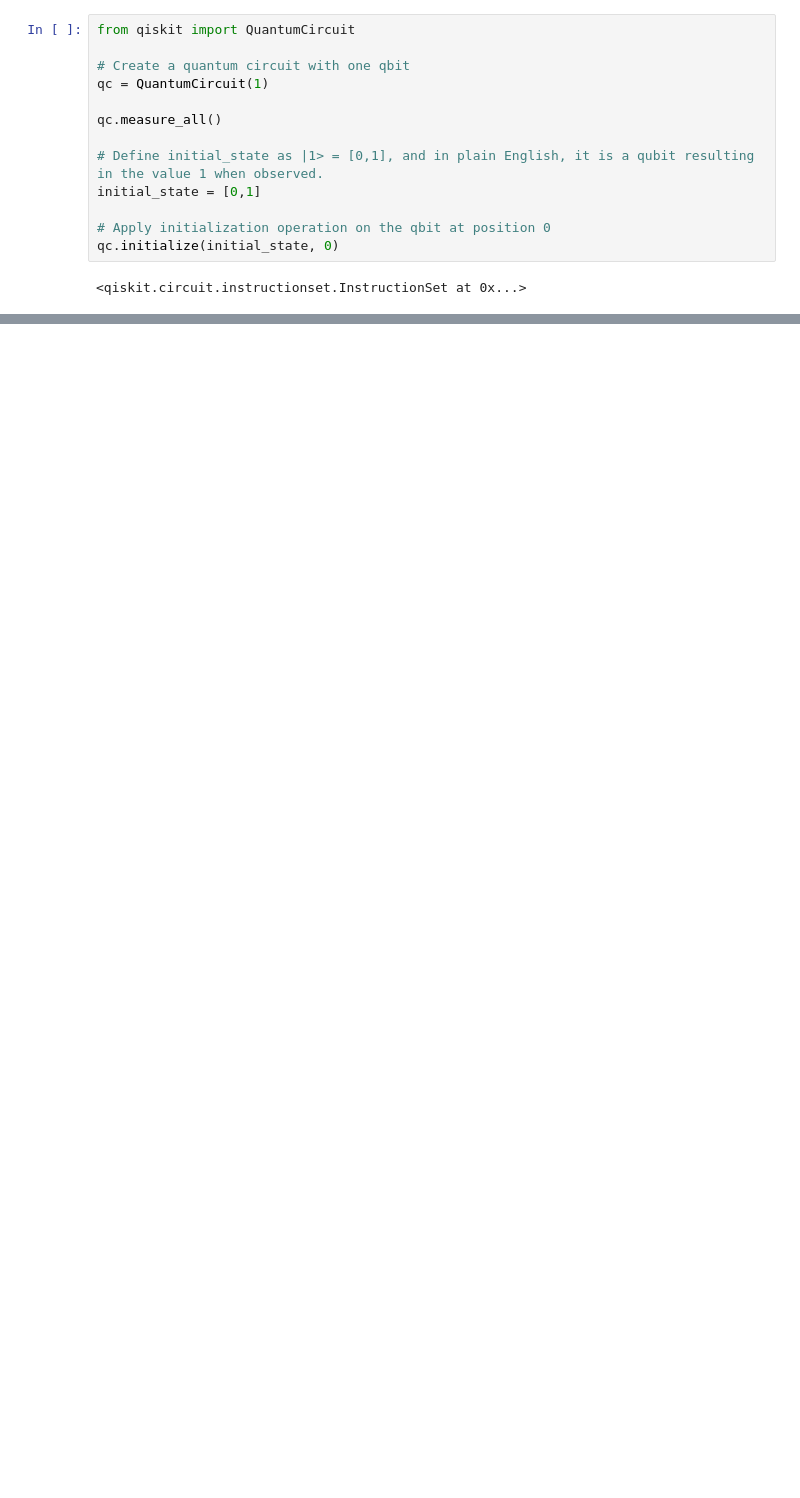
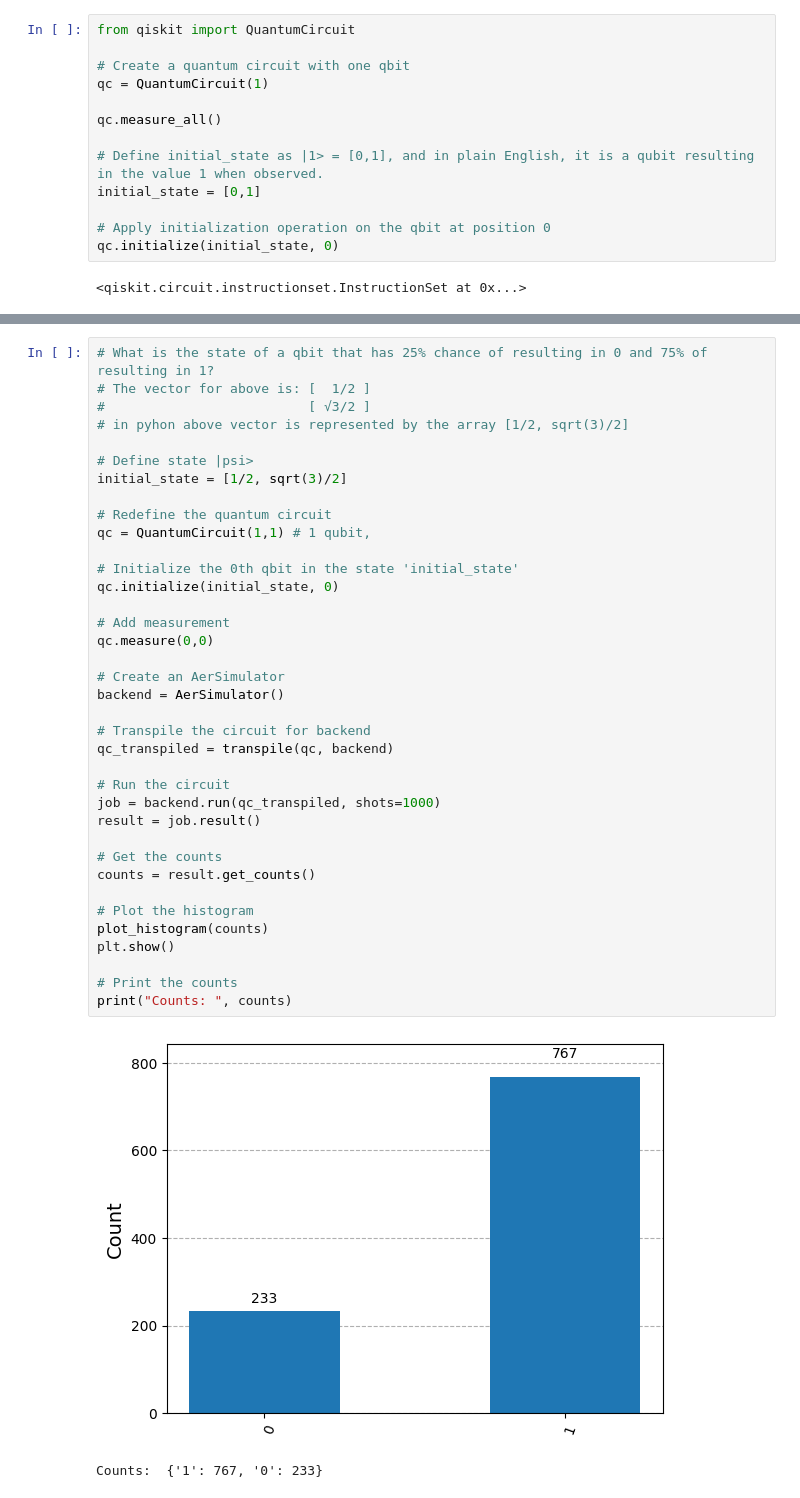
Before and after one commit to JonasHagstrom79/QuantumML, a Jupyter notebook: Exploring_the_Quantum_States.ipynb, the cells around one changed output, grey strips where cells are left out. Saved outputs shown, nothing was run; the diff lists cells and outputs as text; blank space fills up the shorter version.

```diff
--- a/Exploring_the_Quantum_States.ipynb
+++ b/Exploring_the_Quantum_States.ipynb
@@ -59,0 +170,40 @@ ModuleNotFoundError: No module named 'qiskit_aer'
+# %%
+# What is the state of a qbit that has 25% chance of resulting in 0 and 75% of resulting in 1?
+# The vector for above is: [  1/2 ]
+#                          [ √3/2 ]
+# in pyhon above vector is represented by the array [1/2, sqrt(3)/2]
+
+# Define state |psi>
+initial_state = [1/2, sqrt(3)/2]
+
+# Redefine the quantum circuit
+qc = QuantumCircuit(1,1) # 1 qubit,
+
+# Initialize the 0th qbit in the state 'initial_state'
+qc.initialize(initial_state, 0)
+
+# Add measurement
+qc.measure(0,0)
+
+# Create an AerSimulator
+backend = AerSimulator()
+
+# Transpile the circuit for backend
+qc_transpiled = transpile(qc, backend)
+
+# Run the circuit
+job = backend.run(qc_transpiled, shots=1000)
+result = job.result()
+
+# Get the counts
+counts = result.get_counts()
+
+# Plot the histogram
+plot_histogram(counts)
+plt.show()
+
+# Print the counts
+print("Counts: ", counts)
+# %% [output]
+[figure, added]
+Counts:  {'1': 767, '0': 233}
```
Also changed, not shown: parts of 27 cells of this notebook.
